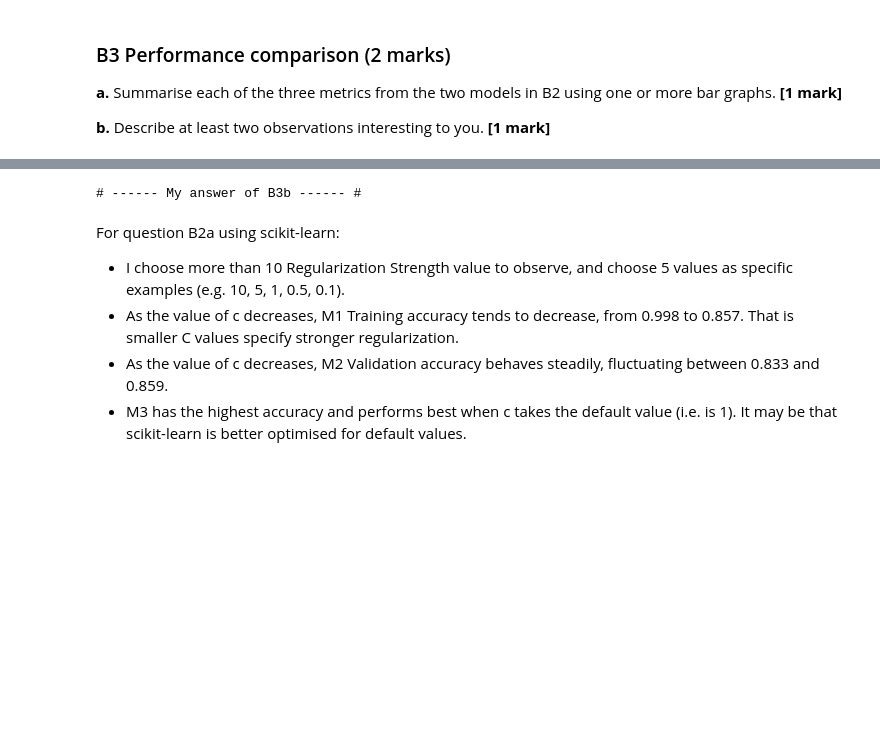
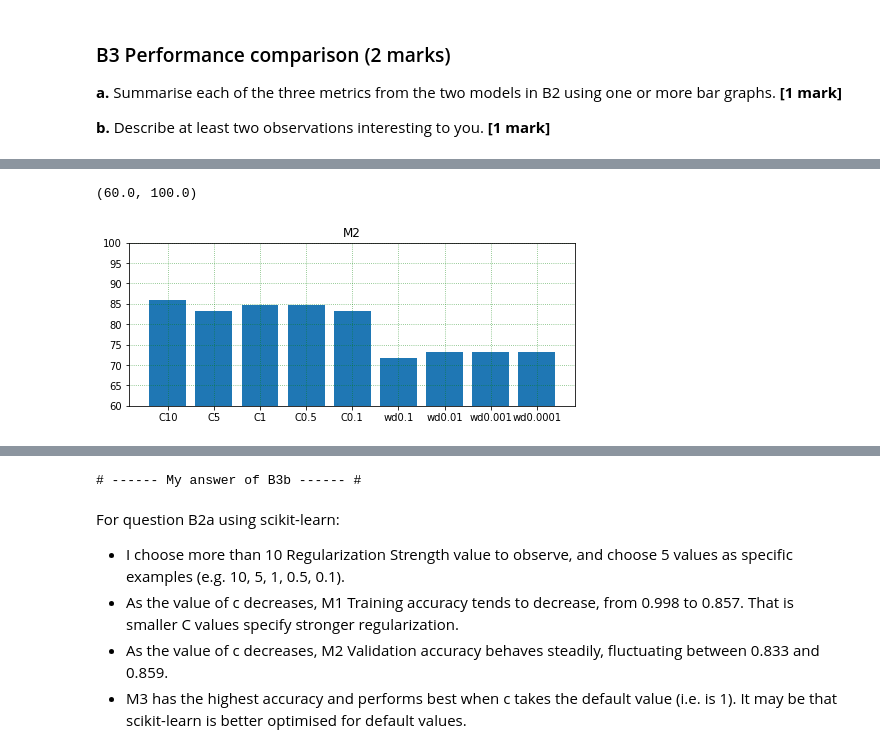
Before and after one commit to wwyqianqian/COMP6509, a Jupyter notebook: assignment/COM4509-6509_Assignment_Part2.ipynb, the cells around one changed output, grey strips where cells are left out. Saved outputs shown, nothing was run; the diff lists cells and outputs as text; code cells hidden in the pictures; blank space fills up the shorter version.

```diff
--- a/assignment/COM4509-6509_Assignment_Part2.ipynb
+++ b/assignment/COM4509-6509_Assignment_Part2.ipynb
@@ -379,0 +434,10 @@ Test 156 images in test set. 113 of them were predicted correct, and M3 is 0.724
+# %%
+plt.figure(figsize = (8, 3))
+plt.title('M2')
+plt.bar(np.arange(len(M2)), M2)
+plt.grid(True, linestyle=':', color='g', alpha=0.6)
+plt.xticks(np.arange(len(M2)), names)
+plt.ylim([60, 100])
+# %% [output]
+(60.0, 100.0)
+[figure, added]
```
Also changed, not shown: parts of 8 cells of this notebook.
